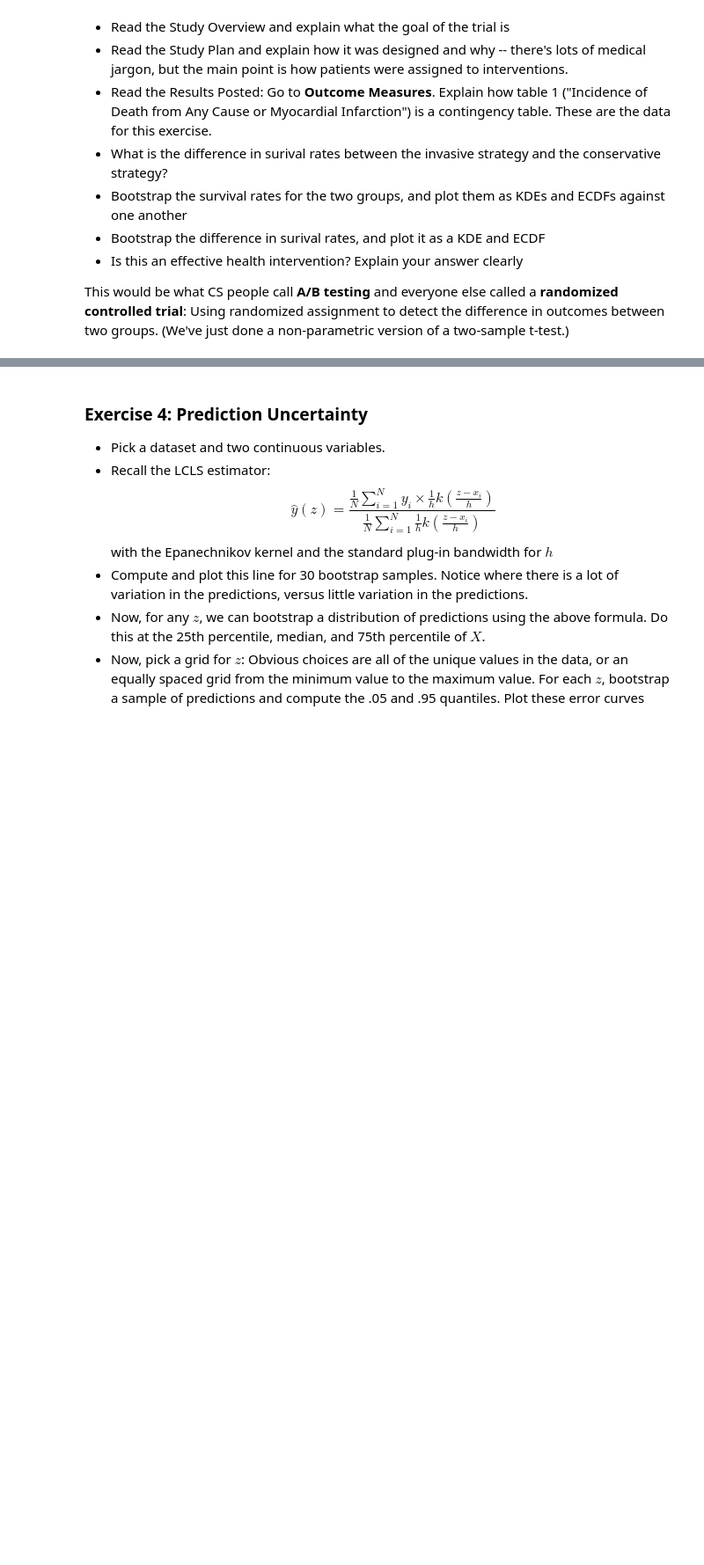
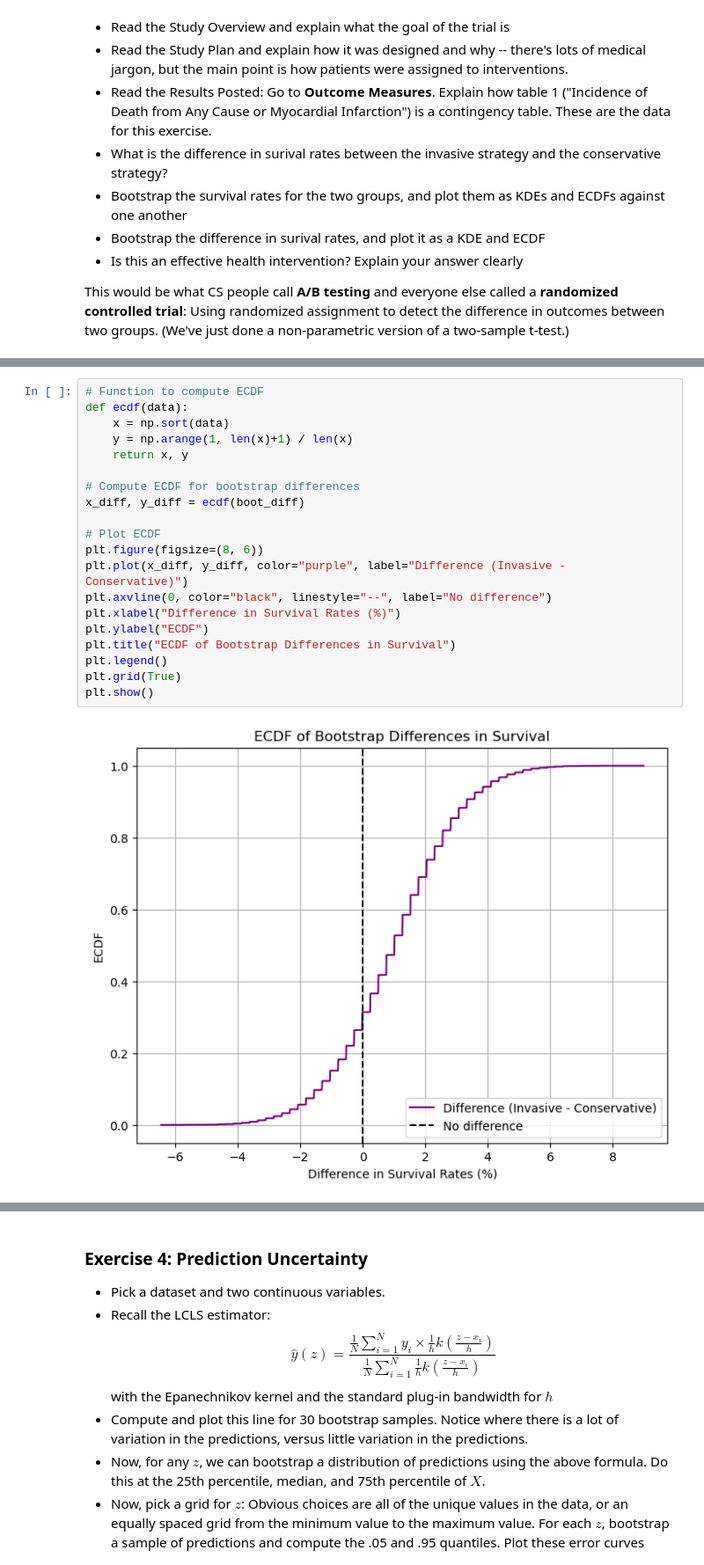
Before and after one commit to shaveen327/github_branching, a Jupyter notebook: assignment_4.ipynb, the cells around one changed output, grey strips where cells are left out. Shown at 88% size. Saved outputs shown, nothing was run; the diff lists cells and outputs as text; blank space fills up the shorter version.

```diff
--- a/assignment_4.ipynb
+++ b/assignment_4.ipynb
@@ -167,0 +301,22 @@ This would be what CS people call **A/B testing** and everyone else called a **r
+# %%
+# Function to compute ECDF
+def ecdf(data):
+    x = np.sort(data)
+    y = np.arange(1, len(x)+1) / len(x)
+    return x, y
+
+# Compute ECDF for bootstrap differences
+x_diff, y_diff = ecdf(boot_diff)
+
+# Plot ECDF
+plt.figure(figsize=(8, 6))
+plt.plot(x_diff, y_diff, color="purple", label="Difference (Invasive - Conservative)")
+plt.axvline(0, color="black", linestyle="--", label="No difference")
+plt.xlabel("Difference in Survival Rates (%)")
+plt.ylabel("ECDF")
+plt.title("ECDF of Bootstrap Differences in Survival")
+plt.legend()
+plt.grid(True)
+plt.show()
+# %% [output]
+[figure, added]
```
Also changed, not shown: parts of 15 cells of this notebook.
